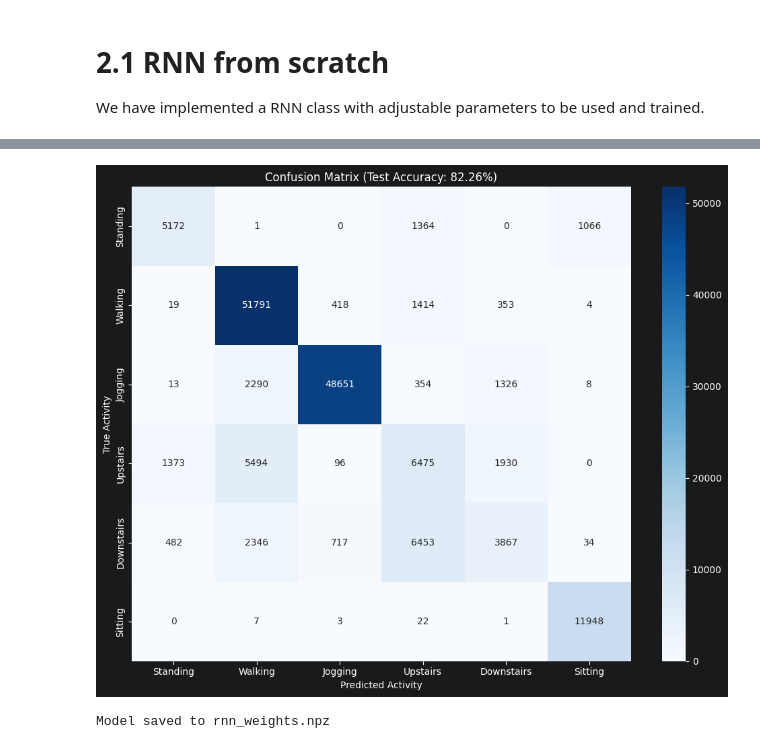
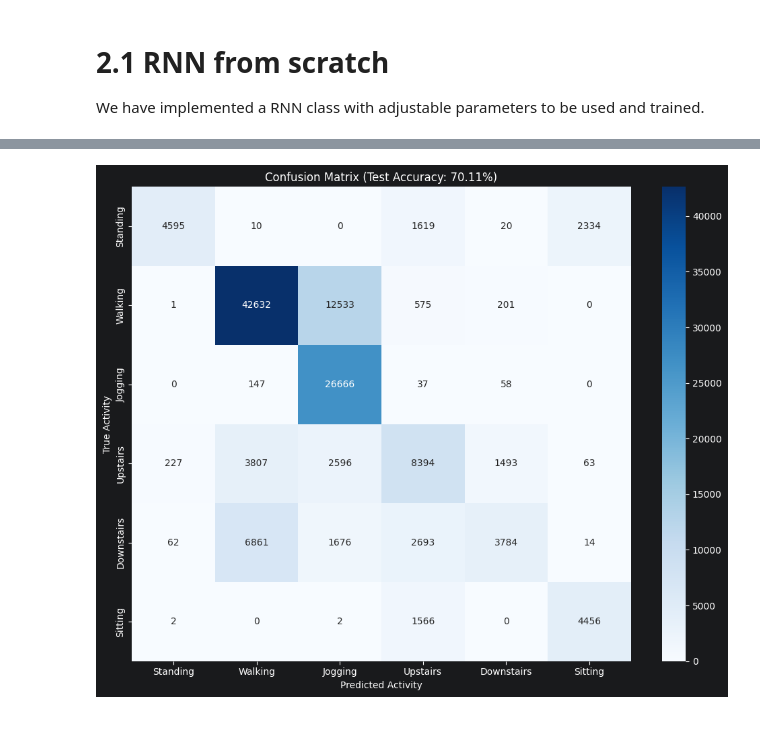
Before and after one commit to AminHgJoo/AI-Project, a Jupyter notebook: project.ipynb, the cells around one changed output, grey strips where cells are left out. Saved outputs shown, nothing was run; the diff lists cells and outputs as text; code cells hidden in the pictures.

Commit message:
more hyperparam tuning, weights added for backup.

```diff
--- a/project.ipynb
+++ b/project.ipynb
@@ -623,7 +623,6 @@ y_test = enumerate_y_labels(y_test)
 X_train, X_validation, X_test = normalize_components(X_train=X_train, X_validation=X_validation, X_test=X_test)
 
 rnn = RNN_scratch(hidden_size=hidden_neurons, input_size=4)
-# rnn.load_model("rnn_weights.npz")
+rnn.load_model("rnn_weights_2.npz")
 
-rnn.train(learning_rate=lr, batch_size=batch_size, epochs=epochs, X_train=X_train, y_train=y_train, X_validation=X_validation, y_validation=y_validation
-          ,clip_value=clip_value, clip_norm=clip_norm, drop_prob=drop_rate, l2=l2)
+rnn.train(learning_rate=lr, batch_size=batch_size, epochs=epochs, X_train=X_train, y_train=y_train, X_validation=X_validation, y_validation=y_validation, clip_value=clip_value, clip_norm=clip_norm, drop_prob=drop_rate, l2=l2)
@@ -641,47 +647,45 @@ def predict_batches(rnn, X, y, batch_size=256):
         X_batch = X[start:end]
         y_batch = y[start:end]  # needed for forward() signature
 
         # Forward pass (we ignore the loss)
         probs, _ = rnn.forward(X_batch, y_batch)
 
         # Get the predicted class (argmax over output probabilities)
         preds = np.argmax(probs, axis=1)
         all_preds.append(preds)
 
     return np.concatenate(all_preds)
 
 # ======== 1. Get predictions ========
-y_pred = predict_batches(rnn, X_validation, y_validation, batch_size=256)
+y_pred = predict_batches(rnn, X_test, y_test, batch_size=256)
 
 # ======== 2. Compute confusion matrix ========
 # WISDM typical label order (if you used LabelEncoder on ['Walking','Jogging','Upstairs','Downstairs','Sitting','Standing'])
 # If you used a different mapping, adjust the labels list accordingly.
 activity_labels = ['Standing', 'Walking', 'Jogging', 'Upstairs', 'Downstairs', 'Sitting']
 
-cm = confusion_matrix(y_validation, y_pred)
+cm = confusion_matrix(y_test, y_pred)
 
 # ======== 3. Plot the confusion matrix ========
 plt.figure(figsize=(10, 8))
 sns.heatmap(cm, annot=True, fmt='d', cmap='Blues',
             xticklabels=activity_labels, yticklabels=activity_labels)
 plt.xlabel('Predicted Activity')
 plt.ylabel('True Activity')
-plt.title(f'Confusion Matrix (Test Accuracy: {np.mean(y_pred == y_validation):.2%})')
+plt.title(f'Confusion Matrix (Test Accuracy: {np.mean(y_pred == y_test):.2%})')
 plt.tight_layout()
 plt.show()
 
-# np.savez_compressed(
-#             "rnn_weights.npz",
-#             W_xh=rnn.W_xh,
-#             W_hh=rnn.W_hh,
-#             W_hy=rnn.W_hy,
-#             b_h=rnn.b_h,
-#             b_y=rnn.b_y,
-#             input_size=rnn.input_size,
-#             hidden_size=rnn.hidden_size,
-#             output_size=rnn.output_size
-#         )
-print("Model saved to rnn_weights.npz")
+np.savez_compressed(
+            "rnn_weights_2.npz",
+            W_xh=rnn.W_xh,
+            W_hh=rnn.W_hh,
+            W_hy=rnn.W_hy,
+            b_h=rnn.b_h,
+            b_y=rnn.b_y,
+            input_size=rnn.input_size,
+            hidden_size=rnn.hidden_size,
+            output_size=rnn.output_size
+        )
 # %% [output]
-[figure, old version]
+[figure, new version]
-Model saved to rnn_weights.npz
```
Also changed, not shown: parts of 1 cell of this notebook, 3 other files.
